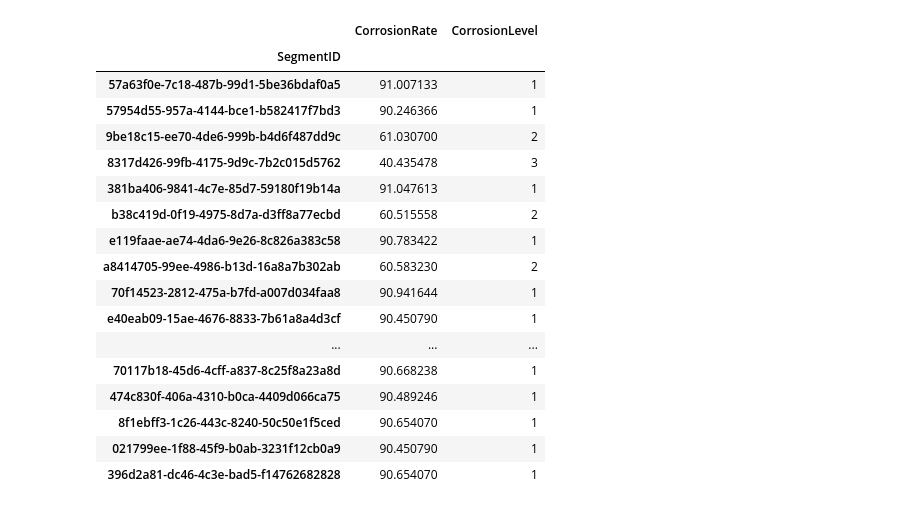
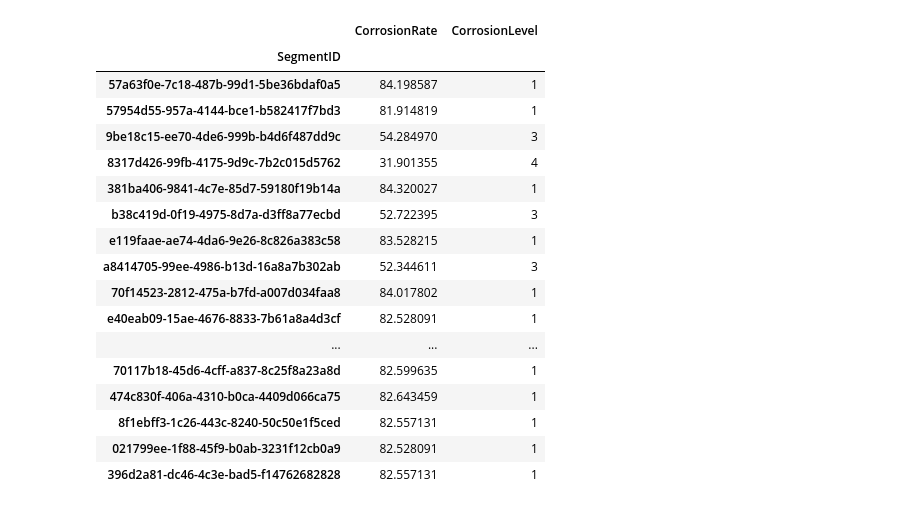
Before and after one commit to Yskria/M3DMiB, a Jupyter notebook: DigitalTwinMain.ipynb, the cells around one changed output. Drawn from its saved outputs; the diff is of its cells as text; code cells hidden in the pictures.

```diff
--- a/DigitalTwinMain.ipynb
+++ b/DigitalTwinMain.ipynb
@@ -11,7 +6,5 @@ import plotly.io as pio
 # %%
-
-# Load the dataset
-file_path_main = 'City_Pipe_Main.csv'  # Replace with the actual file path
+file_path_main = 'City_Pipe_Main.csv'
 city_pipe_main = pd.read_csv(file_path_main)
 
 file_path_service = 'Service_Line_Table.csv'
@@ -19,6 +12,9 @@ service_line_table = pd.read_csv(file_path_service)
 
 file_path_corrosion = 'Corrosion.csv'
 Corrosion = pd.read_csv(file_path_corrosion)
+
+file_path_simulated_corrosion = 'Corrosion_evaluated.csv'
+Corrosion_evaluated = pd.read_csv(file_path_simulated_corrosion)
 
 file_path_house = 'House_Information.csv'
 house_information = pd.read_csv(file_path_house)
@@ -29,16 +25,24 @@ pipe_information = pd.read_csv(file_path_pipe_information)
 file_path_state_of_water = 'State_of_Water.csv'
 state_of_water = pd.read_csv(file_path_state_of_water)
 
-# Filter rows with valid coordinates in both datasets
 city_pipe_main_valid = city_pipe_main.dropna(subset=['Latitude', 'Longitude'])
 service_line_table_valid = service_line_table.dropna(subset=['Latitude', 'Longitude'])
 # %%
 def normalize(value, min_val, max_val):
     return (value - min_val) / (max_val - min_val)
 
+def reset_corrosion_data():
+    df_original = pd.read_csv(file_path_corrosion)
+
+    df_original.to_csv(file_path_simulated_corrosion, index=False)
+
+reset_corrosion_data()
+
+df_original = pd.read_csv(file_path_simulated_corrosion)
+
 corrosion_results = []
 
-for index, row in Corrosion.iterrows():
+for index, row in df_original.iterrows():
     segment_id = row['SegmentID']
     old_rate = row['CorrosionRate']
 
@@ -67,6 +71,7 @@ for index, row in Corrosion.iterrows():
         "T": (5, 15), "X": (2.7, 30.48), "F": (0, fMax), "mF": (0, mF),
         "mFdev": (0, mFdev), "S": (0, 1)
     }
+
     A = normalize(ph_value, *ranges["A"])
     P = normalize(psi_level, *ranges["P"])
     mP = normalize(mP, *ranges["mP"])
@@ -79,88 +84,79 @@ for index, row in Corrosion.iterrows():
     S = normalize(S, *ranges["S"])
     I = 0.5
 
-    Y = 5
+    Y = 20
 
     if pipe_data['Pipe Type'] == 'City Pipe Main':
         term1 = 0.16 * (0.3 + (A * (1 + 0.15)))
         term2 = 0.08 * (0.3 + (abs((P - mP)) * (0.6 + (1 / mPdev))))
         term3 = 0.16 * (T * (1 + 0.1))
         term4 = 0.08 * (X * (1 + 0.05))
-        term5 = 0.16 * (0.3 + (abs((F - mF)) * (1 + (1 / mFdev))))
-        term6 = 0.04 * (S * (1 + 0.1))
-        term7 = 0.16 * (I * (1 + 0.1))
-        #print("City Pipes Lines")
-        #print(P)
-        #print(f"Term 1: {term1} Term 2: {term2} Term 3: {term3} Term 4: {term4} Term 5: {term5} Term 6: {term6} Term 7: {term7}")
-
     else:
         term1 = 0.16 * (0.3 + (A * (1 + 0.15)))
         term2 = 0.08 * (0.3 + (abs((P - mP)) * (1 + (1 / mPdev))))
         term3 = 0.16 * (T * (1 + 0.1))
         term4 = 0.08 * (X * (1 + 0.5))
-        term5 = 0.16 * (0.3 + (abs((F - mF)) * (1 + (1 / mFdev))))
-        term6 = 0.04 * (S * (1 + 0.1))
-        term7 = 0.16 * (I * (1 + 0.1))
-        #print("Service Lines")
-        #print(P)
-        #print(f"Term 1: {term1} Term 2: {term2} Term 3: {term3} Term 4: {term4} Term 5: {term5} Term 6: {term6} Term 7: {term7}")
 
-    adjustment = 2.2 * Y * (term1 + term2 + term3 + term4 + term5 + term6 + term7)
+    adjustment = 2.2 * Y * (term1 + term2 + term3 + term4)
     corrosion_rate = old_rate - adjustment
 
-    # Determine corrosion level
     if 80 <= corrosion_rate <= 100:
         corrosion_level = 1
     elif 60 <= corrosion_rate < 80:
         corrosion_level = 2
     elif 40 <= corrosion_rate < 60:
         corrosion_level = 3
     elif 20 <= corrosion_rate < 40:
         corrosion_level = 4
     elif 0 <= corrosion_rate < 20:
         corrosion_level = 5
     elif corrosion_rate > 100:
         corrosion_level = "Pipe Healed???"
     else:
         corrosion_level = "Pipe corroded."
 
-    # Store results
+    # Store results in the list
     corrosion_results.append({
         "SegmentID": segment_id,
         "CorrosionRate": corrosion_rate,
         "CorrosionLevel": corrosion_level
     })
 
+# Convert the list of results to a DataFrame
 corrosion_results_df = pd.DataFrame(corrosion_results)
 
-Corrosion.set_index('SegmentID', inplace=True)
+# Set SegmentID as the index for both the Corrosion and the results DataFrame
+df_original.set_index('SegmentID', inplace=True)
 corrosion_results_df.set_index('SegmentID', inplace=True)
 
-Corrosion.update(corrosion_results_df[['CorrosionRate', 'CorrosionLevel']])
+# Update the original Corrosion_Evaluated DataFrame with the new results
+df_original.update(corrosion_results_df[['CorrosionRate', 'CorrosionLevel']])
 
-# Reset the index
-Corrosion.reset_index(inplace=True)
+# Reset the index for both DataFrames
+df_original.reset_index(inplace=True)
 
-# Save the updated Corrosion DataFrame to the CSV file
-Corrosion.to_csv("Corrosion_evaluated.csv", index=False)
+# Save the updated Corrosion_Evaluated DataFrame to a CSV file
+df_original.to_csv("Corrosion_evaluated.csv", index=False)
+
+# Display the first 100 rows of the updated corrosion results
 corrosion_results_df.head(100)
 # %% [output]
 |  | CorrosionRate | CorrosionLevel |
 | SegmentID |  |  |
-| 57a63f0e-7c18-487b-99d1-5be36bdaf0a5 | 91.007133 | 1 |
-| 57954d55-957a-4144-bce1-b582417f7bd3 | 90.246366 | 1 |
-| 9be18c15-ee70-4de6-999b-b4d6f487dd9c | 61.030700 | 2 |
-| 8317d426-99fb-4175-9d9c-7b2c015d5762 | 40.435478 | 3 |
-| 381ba406-9841-4c7e-85d7-59180f19b14a | 91.047613 | 1 |
-| b38c419d-0f19-4975-8d7a-d3ff8a77ecbd | 60.515558 | 2 |
-| e119faae-ae74-4da6-9e26-8c826a383c58 | 90.783422 | 1 |
-| a8414705-99ee-4986-b13d-16a8a7b302ab | 60.583230 | 2 |
-| 70f14523-2812-475a-b7fd-a007d034faa8 | 90.941644 | 1 |
-| e40eab09-15ae-4676-8833-7b61a8a4d3cf | 90.450790 | 1 |
+| 57a63f0e-7c18-487b-99d1-5be36bdaf0a5 | 84.198587 | 1 |
+| 57954d55-957a-4144-bce1-b582417f7bd3 | 81.914819 | 1 |
+| 9be18c15-ee70-4de6-999b-b4d6f487dd9c | 54.284970 | 3 |
+| 8317d426-99fb-4175-9d9c-7b2c015d5762 | 31.901355 | 4 |
+| 381ba406-9841-4c7e-85d7-59180f19b14a | 84.320027 | 1 |
+| b38c419d-0f19-4975-8d7a-d3ff8a77ecbd | 52.722395 | 3 |
+| e119faae-ae74-4da6-9e26-8c826a383c58 | 83.528215 | 1 |
+| a8414705-99ee-4986-b13d-16a8a7b302ab | 52.344611 | 3 |
+| 70f14523-2812-475a-b7fd-a007d034faa8 | 84.017802 | 1 |
+| e40eab09-15ae-4676-8833-7b61a8a4d3cf | 82.528091 | 1 |
 | ... | ... | ... |
-| 70117b18-45d6-4cff-a837-8c25f8a23a8d | 90.668238 | 1 |
-| 474c830f-406a-4310-b0ca-4409d066ca75 | 90.489246 | 1 |
-| 8f1ebff3-1c26-443c-8240-50c50e1f5ced | 90.654070 | 1 |
-| 021799ee-1f88-45f9-b0ab-3231f12cb0a9 | 90.450790 | 1 |
-| 396d2a81-dc46-4c3e-bad5-f14762682828 | 90.654070 | 1 |
+| 70117b18-45d6-4cff-a837-8c25f8a23a8d | 82.599635 | 1 |
+| 474c830f-406a-4310-b0ca-4409d066ca75 | 82.643459 | 1 |
+| 8f1ebff3-1c26-443c-8240-50c50e1f5ced | 82.557131 | 1 |
+| 021799ee-1f88-45f9-b0ab-3231f12cb0a9 | 82.528091 | 1 |
+| 396d2a81-dc46-4c3e-bad5-f14762682828 | 82.557131 | 1 |
 # %%
```
Also changed, not shown: parts of 3 cells of this notebook, 4 other files.
